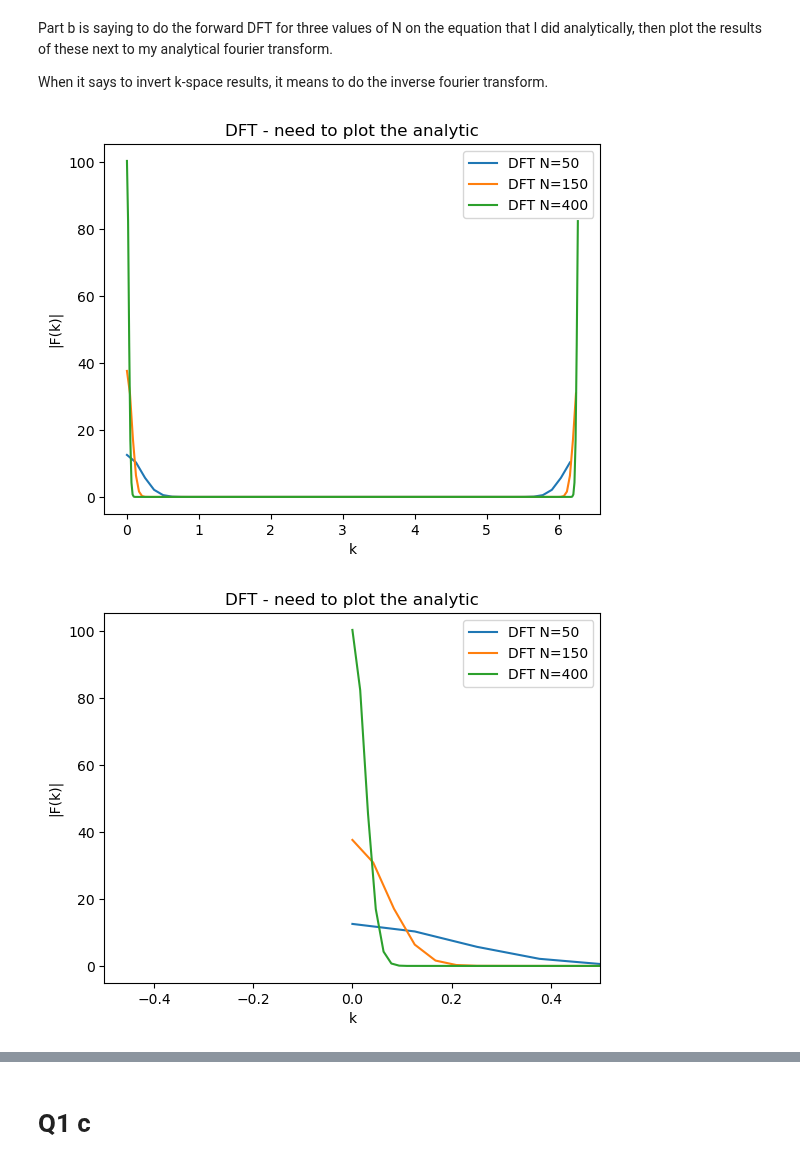
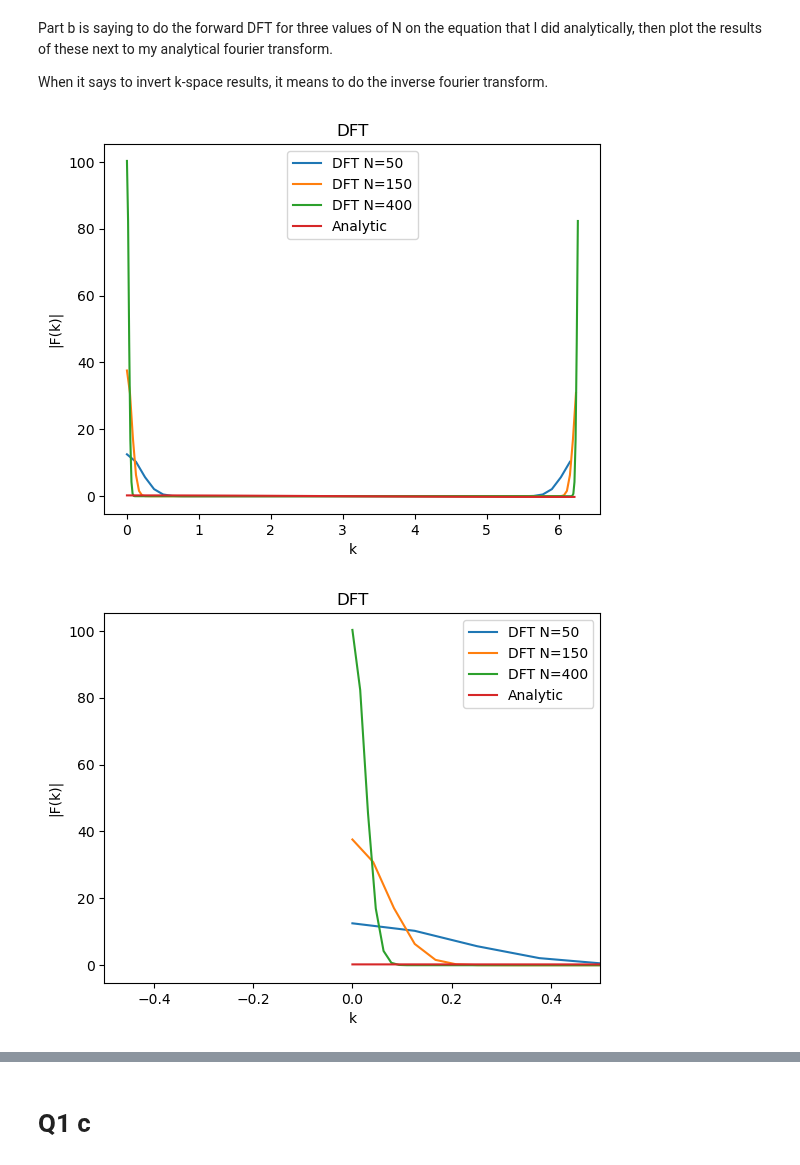
Before and after one commit to kparrine/Computational_Astro, a Jupyter notebook: C5/C5.ipynb, the cells around one changed output, grey strips where cells are left out. Drawn from its saved outputs; the diff is of its cells as text; code cells hidden in the pictures.

```diff
--- a/C5/C5.ipynb
+++ b/C5/C5.ipynb
@@ -28,3 +28,7 @@ plt.scatter(x,func(x))
 # %% [output]
 <matplotlib.collections.PathCollection at 0x...>
 [figure]
+# %%
+N=100
+k = 2*np.pi * np.arange(N)/N
+plt.scatter(k,np.abs(func_analytic(k)))
@@ -47,19 +54,22 @@ def DFT(inputfunc,N):
 # %%
 for N in [50, 150, 400]:
     fx = func_sampled(N)
     X = DFT(fx, N)
 
     k = 2*np.pi * np.arange(N)/N
     plt.plot(k, np.abs(X), label=f"DFT N={N}")
 
+N=100
+k_a = 2*np.pi * np.arange(N)/N
+plt.plot(k_a,func_analytic(k_a),label="Analytic")
 
 plt.xlabel("k")
 plt.ylabel("|F(k)|")
 plt.legend()
-plt.title("DFT - need to plot the analytic")
+plt.title("DFT")
 plt.show()
 # %% [output]
-[figure, old version]
+[figure, new version]
 # %%
 for N in [50, 150, 400]:
     fx = func_sampled(N)
@@ -67,12 +77,15 @@ for N in [50, 150, 400]:
     k = 2*np.pi * np.arange(N)/N
     plt.plot(k, np.abs(X), label=f"DFT N={N}")
 
+N=100
+k_a = 2*np.pi * np.arange(N)/N
+plt.plot(k_a,func_analytic(k_a),label="Analytic")
 
 plt.xlim(-.5,.5)
 plt.xlabel("k")
 plt.ylabel("|F(k)|")
 plt.legend()
-plt.title("DFT - need to plot the analytic")
+plt.title("DFT")
 plt.show()
 # %% [output]
-[figure, old version]
+[figure, new version]
```
Also changed, not shown: parts of 13 cells of this notebook.
